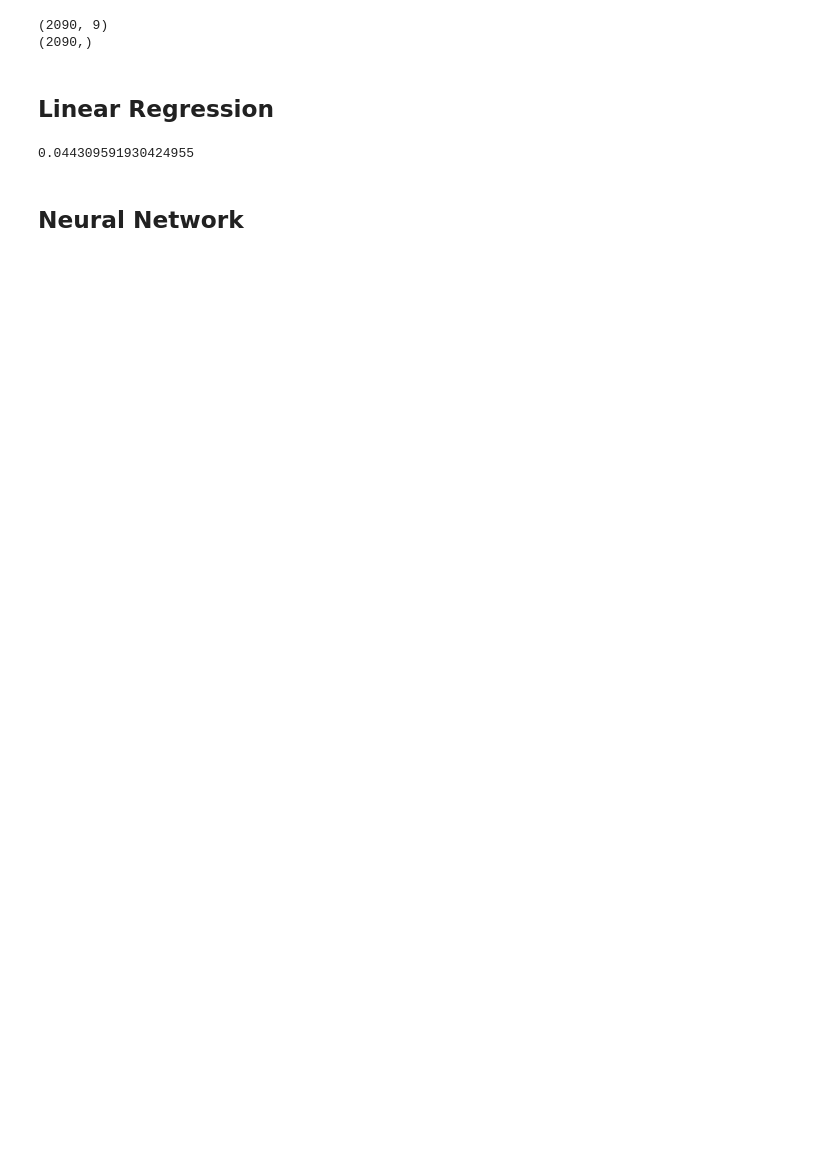
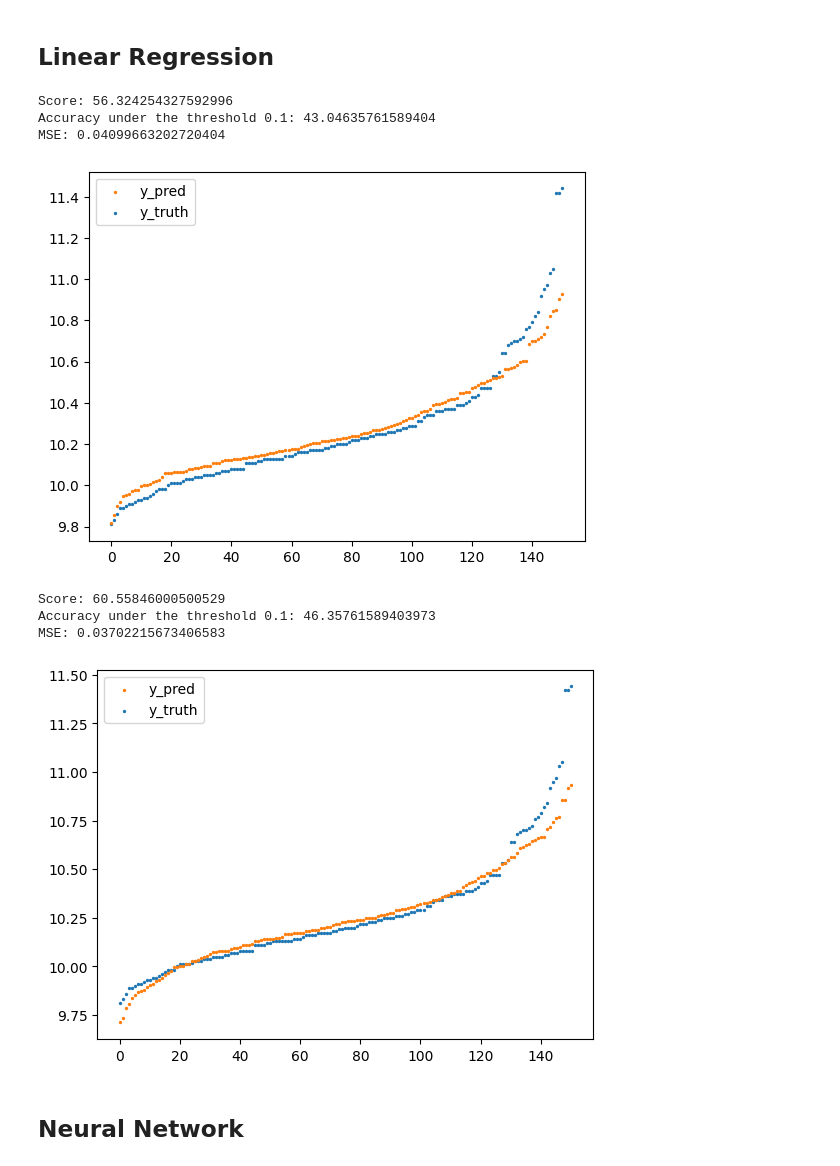
Before and after one commit to ailuropodaWu/NYCU-AI-Capstone, a Jupyter notebook: Project1/algorithm.ipynb, the cells around one changed output. Saved outputs shown, nothing was run; the diff lists cells and outputs as text; code cells hidden in the pictures; blank space fills up the shorter version.

```diff
--- a/Project1/algorithm.ipynb
+++ b/Project1/algorithm.ipynb
@@ -9,27 +12,56 @@ from sklearn.model_selection import train_test_split
-# %%
-train_data_path = './dataset/train_data.csv'
-train_data = pd.read_csv(train_data_path)
-train_data.drop(columns=['Name'], inplace=True)
-X = train_data.to_numpy(dtype='float64')
-X.shape
-y = X[:, -1]
-X = X[:, :-1]
-print(X.shape)
-print(y.shape)
-X_train, X_test, y_train, y_test = train_test_split(X, y, test_size=0.1, random_state=10)
-# %% [output]
-(2090, 9)
-(2090,)
+# %%
+def data_extraction(data_path):
+    data = pd.read_csv(data_path)
+    data.drop(columns=['Name'], inplace=True)
+    feature = data.keys()[:-1]
+    X = data.to_numpy(dtype='float64')
+    y = X[:, -1]
+    X = X[:, :-1]
+    return X, y
+
+def result(truth, prediction):
+    threshold = 0.1
+    error = prediction - truth
+    MSE = np.sum(np.power(error, 2)) / error.shape[0]
+    print(f'Accuracy under the threshold {threshold}: {len(truth[abs(truth - prediction) <= threshold]) / len(truth) * 100}')
+    print(f'MSE: {MSE}')
+    compare = [truth, prediction]
+    compare = np.array(compare)
+    compare = compare.transpose()
+    compare.sort(axis=0)
+    x = list(range(len(compare)))
+    Tplot = plt.scatter(x, compare[:, 0], s=2)
+    Pplot = plt.scatter(x, compare[:, 1], s=2)
+    plt.legend(handles=[Pplot, Tplot], labels=['y_pred', 'y_truth'])
+    plt.show()
+# %%
+train_data_path = './dataset/train.csv'
+test_data_path = './dataset/test.csv'
+filter_data_path = './dataset/filter_train_data.csv'
+X_train, y_train = data_extraction(train_data_path)
+X_test, y_test = data_extraction(test_data_path)
+X_filter, y_filter = data_extraction(filter_data_path)
 # %% [markdown]
 ## Linear Regression
-# %%
-LR = LinearRegression()
-LR.fit(X_train, y_train)
-prediction = LR.predict(X_test)
-error = prediction - y_test
-MSE = np.sum(np.power(error, 2)) / error.shape[0]
-print(MSE)
-# %% [output]
-0.044309591930424955
+# %%
+def linear_regression(X_train, y_train, X_test, y_test):
+    LR = LinearRegression()
+    threshold = 0.1
+    LR.fit(X_train, y_train)
+    prediction = LR.predict(X_test)
+    print(f'Score: {LR.score(X_test, y_test) * 100}')
+    result(y_test, prediction)
+# %%
+linear_regression(X_train, y_train, X_test, y_test)
+linear_regression(X_filter, y_filter, X_test, y_test)
+# %% [output]
+Score: 56.324254327592996
+Accuracy under the threshold 0.1: 43.04635761589404
+MSE: 0.04099663202720404
+[figure, added]
+Score: 60.55846000500529
+Accuracy under the threshold 0.1: 46.35761589403973
+MSE: 0.03702215673406583
+[figure, added]
 # %% [markdown]
 ## Neural Network
```
Also changed, not shown: parts of 15 cells of this notebook.
